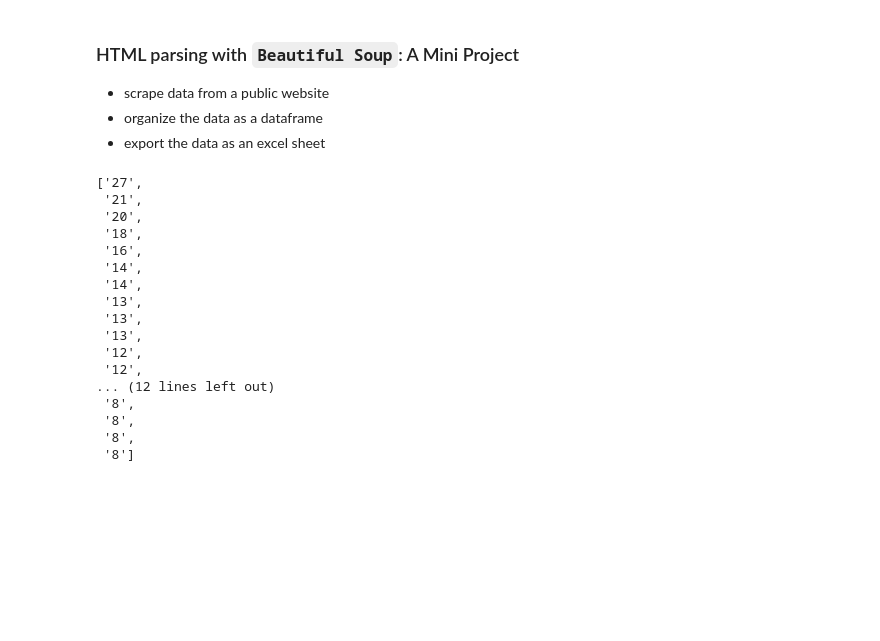
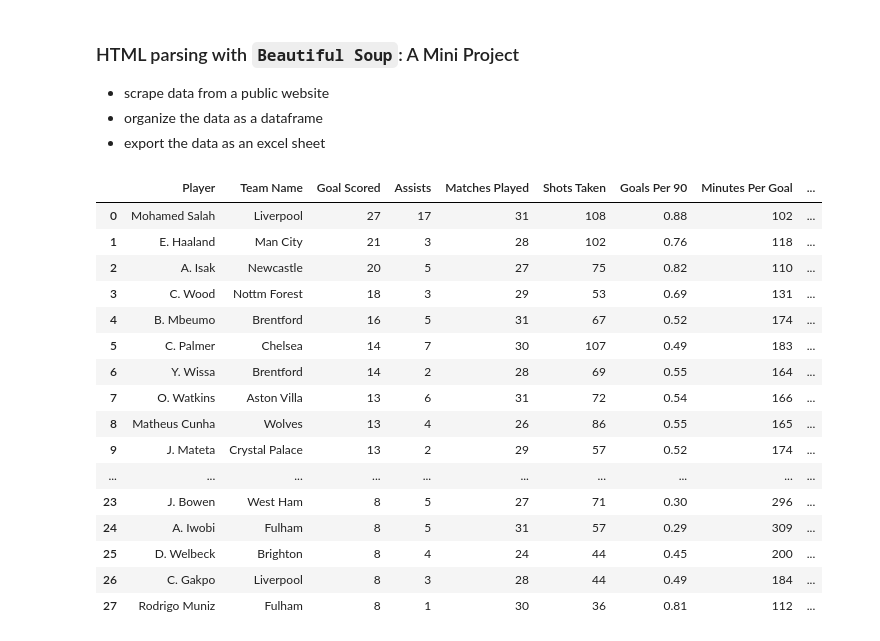
Before and after one commit to Apurba1903/epl-top-scorer-ws, a Jupyter notebook: epl_top_scorers.ipynb, the cells around one changed output. Saved outputs shown, nothing was run; the diff lists cells and outputs as text; code cells hidden in the pictures; blank space fills up the shorter version.

```diff
--- a/epl_top_scorers.ipynb
+++ b/epl_top_scorers.ipynb
@@ -82,6 +82,13 @@ print(soup.prettify())
 player_names = []
 team_names = []
 goals_scored = []
+assists = []
+matches_played = []
+shots_taken = []
+goals_per_90 = []
+mins_per_goal = []
+goals_conversion = []
+shots_accuracy = []
 # %%
 try:
     response = requests.get(url)
@@ -117,20 +159,20 @@ else:
-# %%
-goals_scored
-# %% [output]
-['27',
- '21',
- '20',
- '18',
- '16',
- '14',
- '14',
- '13',
- '13',
- '13',
- '12',
- '12',
-... (12 lines left out)
- '8',
- '8',
- '8',
- '8']
+# %%
+df_players
+# %% [output]
+|  | Player | Team Name | Goal Scored | Assists | Matches Played | Shots Taken | Goals Per 90 | Minutes Per Goal | ... |
+| 0 | Mohamed Salah | Liverpool | 27 | 17 | 31 | 108 | 0.88 | 102 | ... |
+| 1 | E. Haaland | Man City | 21 | 3 | 28 | 102 | 0.76 | 118 | ... |
+| 2 | A. Isak | Newcastle | 20 | 5 | 27 | 75 | 0.82 | 110 | ... |
+| 3 | C. Wood | Nottm Forest | 18 | 3 | 29 | 53 | 0.69 | 131 | ... |
+| 4 | B. Mbeumo | Brentford | 16 | 5 | 31 | 67 | 0.52 | 174 | ... |
+| 5 | C. Palmer | Chelsea | 14 | 7 | 30 | 107 | 0.49 | 183 | ... |
+| 6 | Y. Wissa | Brentford | 14 | 2 | 28 | 69 | 0.55 | 164 | ... |
+| 7 | O. Watkins | Aston Villa | 13 | 6 | 31 | 72 | 0.54 | 166 | ... |
+| 8 | Matheus Cunha | Wolves | 13 | 4 | 26 | 86 | 0.55 | 165 | ... |
+| 9 | J. Mateta | Crystal Palace | 13 | 2 | 29 | 57 | 0.52 | 174 | ... |
+| ... | ... | ... | ... | ... | ... | ... | ... | ... | ... |
+| 23 | J. Bowen | West Ham | 8 | 5 | 27 | 71 | 0.30 | 296 | ... |
+| 24 | A. Iwobi | Fulham | 8 | 5 | 31 | 57 | 0.29 | 309 | ... |
+| 25 | D. Welbeck | Brighton | 8 | 4 | 24 | 44 | 0.45 | 200 | ... |
+| 26 | C. Gakpo | Liverpool | 8 | 3 | 28 | 44 | 0.49 | 184 | ... |
+| 27 | Rodrigo Muniz | Fulham | 8 | 1 | 30 | 36 | 0.81 | 112 | ... |
```
Also changed, not shown: parts of 4 cells of this notebook, 1 other file.
